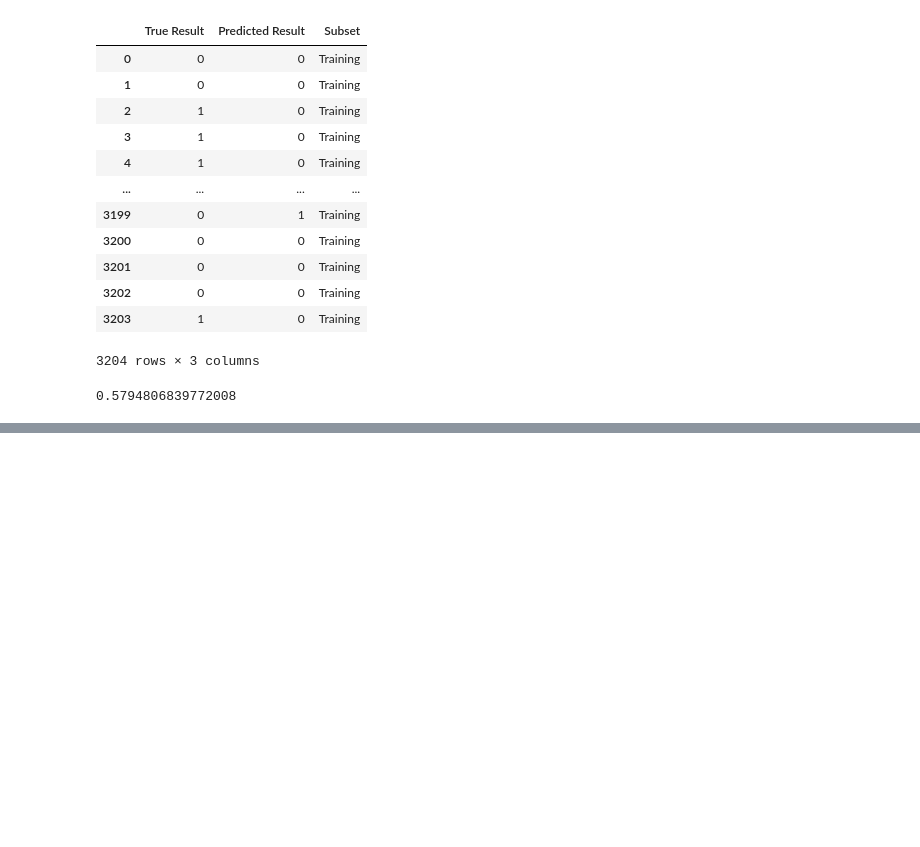
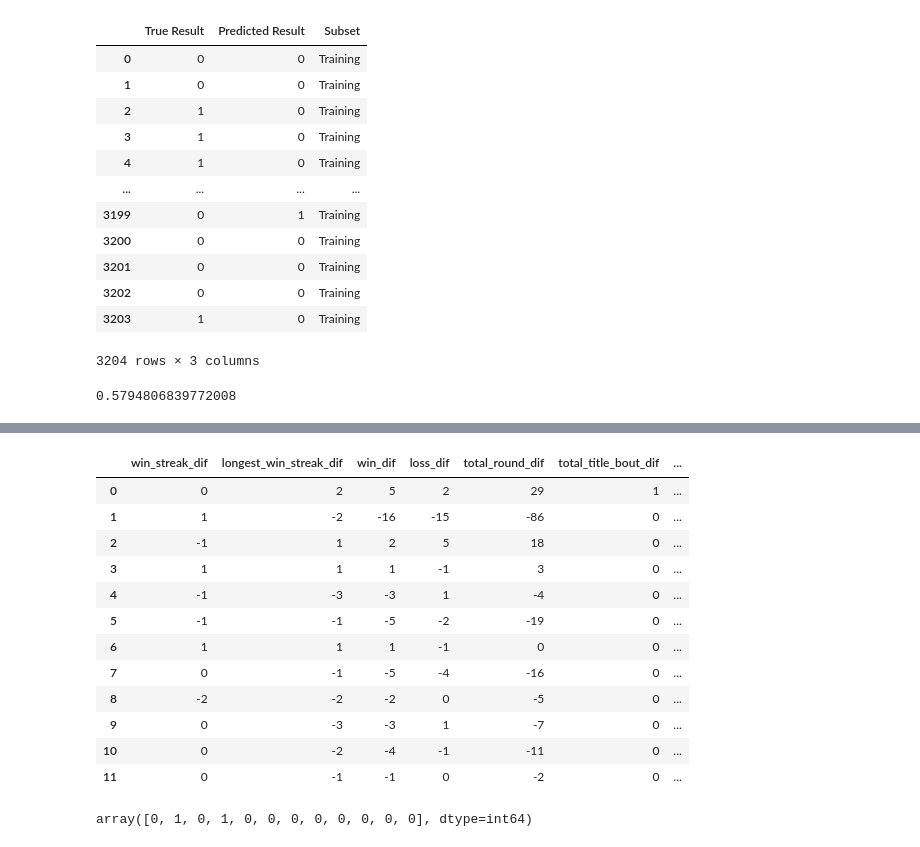
Before and after one commit to moferg/ufc, a Jupyter notebook: ufc-logit.ipynb, the cells around one changed output, grey strips where cells are left out. Drawn from its saved outputs; the diff is of its cells as text; code cells hidden in the pictures; blank space fills up the shorter version.

Commit message:
ran predictions for UFC card on 8.21.21

```diff
--- a/ufc-logit.ipynb
+++ b/ufc-logit.ipynb
@@ -148,0 +170,24 @@ skl_logit_model.score(X_test, y_test)
+# %%
+df_upcoming_dif = df_upcoming.filter(vars_of_interest, axis=1)
+
+df_upcoming_dif
+# %% [output]
+|  | win_streak_dif | longest_win_streak_dif | win_dif | loss_dif | total_round_dif | total_title_bout_dif | ... |
+| 0 | 0 | 2 | 5 | 2 | 29 | 1 | ... |
+| 1 | 1 | -2 | -16 | -15 | -86 | 0 | ... |
+| 2 | -1 | 1 | 2 | 5 | 18 | 0 | ... |
+| 3 | 1 | 1 | 1 | -1 | 3 | 0 | ... |
+| 4 | -1 | -3 | -3 | 1 | -4 | 0 | ... |
+| 5 | -1 | -1 | -5 | -2 | -19 | 0 | ... |
+| 6 | 1 | 1 | 1 | -1 | 0 | 0 | ... |
+| 7 | 0 | -1 | -5 | -4 | -16 | 0 | ... |
+| 8 | -2 | -2 | -2 | 0 | -5 | 0 | ... |
+| 9 | 0 | -3 | -3 | 1 | -7 | 0 | ... |
+| 10 | 0 | -2 | -4 | -1 | -11 | 0 | ... |
+| 11 | 0 | -1 | -1 | 0 | -2 | 0 | ... |
+# %%
+upcoming_preds = skl_logit_model.predict(df_upcoming_dif)
+
+upcoming_preds
+# %% [output]
+array([0, 1, 0, 1, 0, 0, 0, 0, 0, 0, 0, 0], dtype=int64)
```
Also changed, not shown: parts of 1 cell of this notebook.
